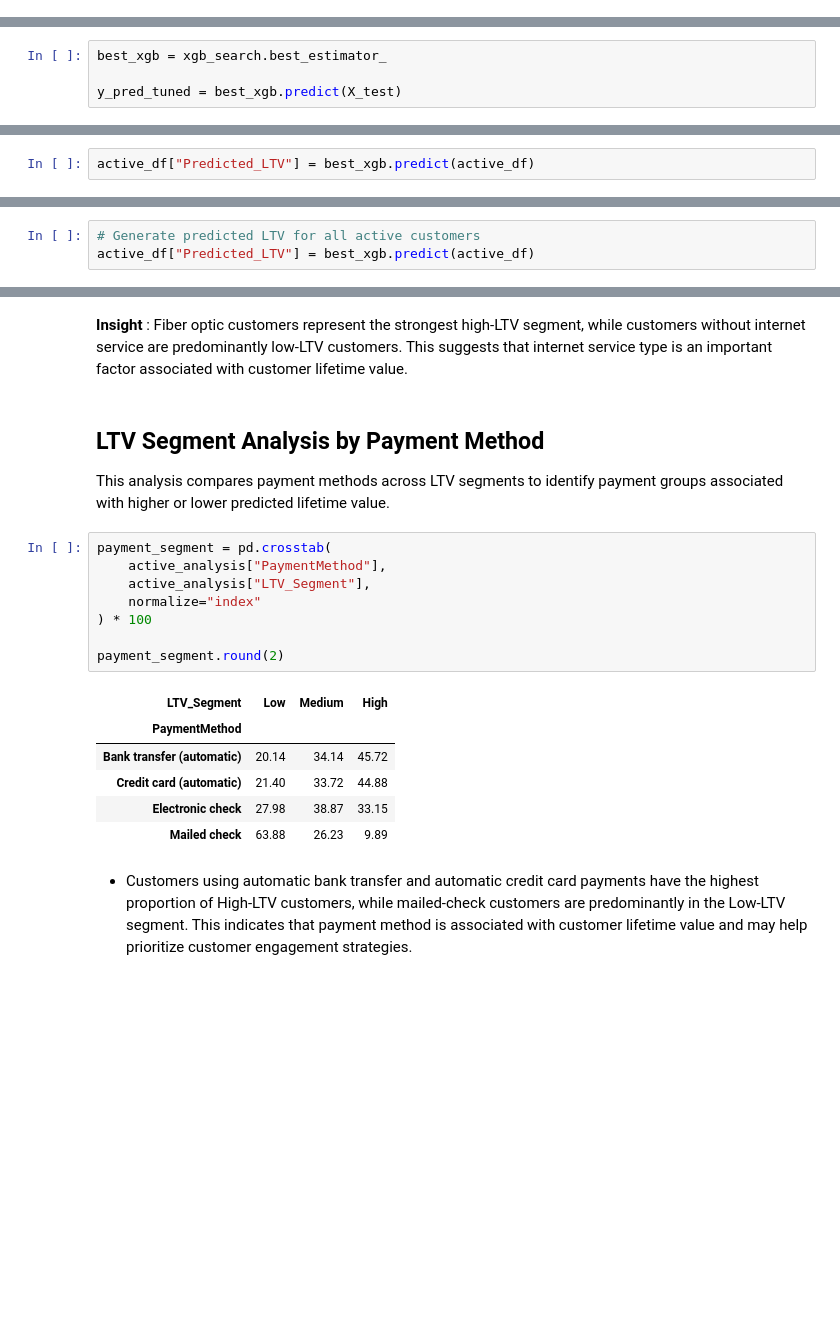
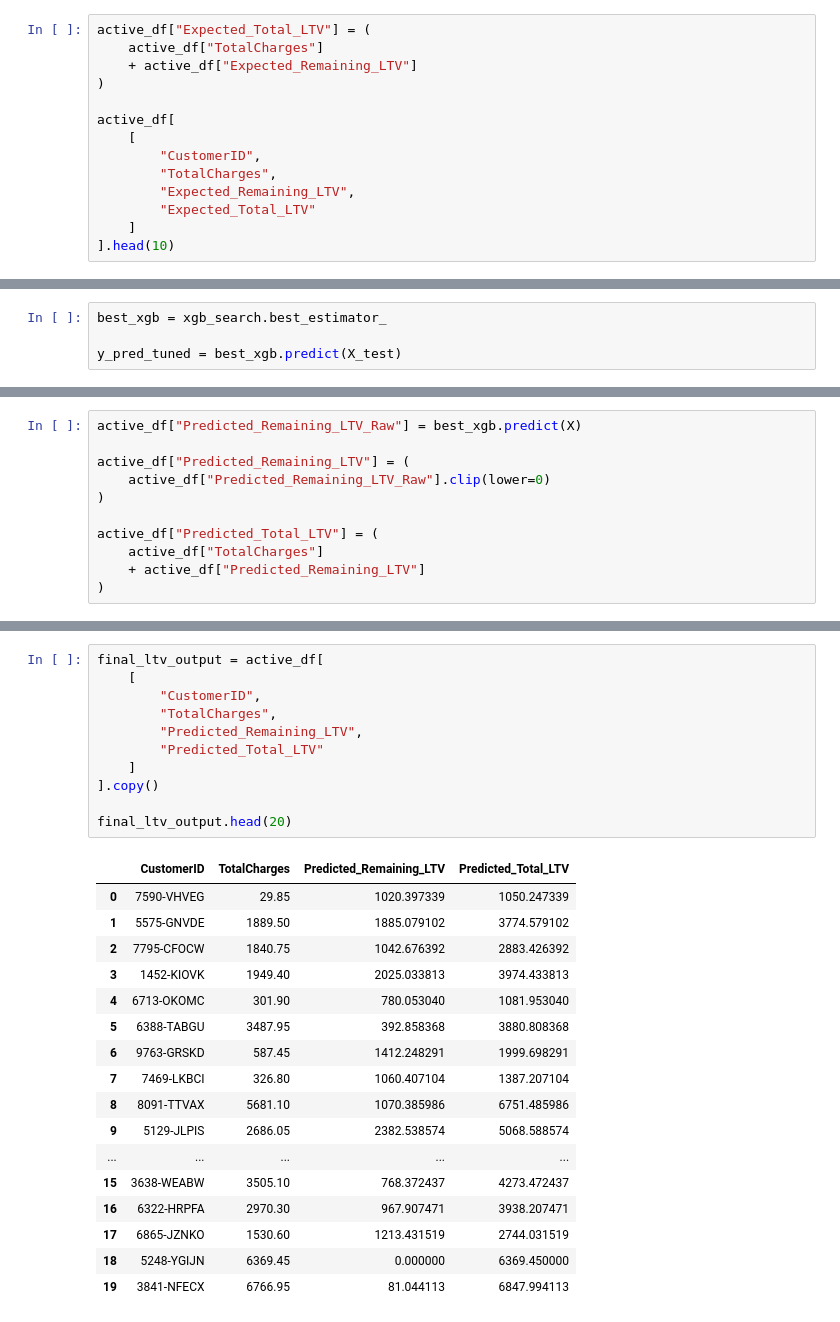
Before and after one commit to AbhijithAJ3/customer-churn-ltv, a Jupyter notebook: notebooks/05_ltv_regression.ipynb, the cells around one changed output, grey strips where cells are left out. Cells and saved outputs as stored; diff of their text form; blank space fills up the shorter version.

```diff
--- a/notebooks/05_ltv_regression.ipynb
+++ b/notebooks/05_ltv_regression.ipynb
@@ -126,0 +156,14 @@ X_train.shape, X_test.shape, y_train.shape, y_test.shape
+# %%
+active_df["Expected_Total_LTV"] = (
+    active_df["TotalCharges"]
+    + active_df["Expected_Remaining_LTV"]
+)
+
+active_df[
+    [
+        "CustomerID",
+        "TotalCharges",
+        "Expected_Remaining_LTV",
+        "Expected_Total_LTV"
+    ]
+].head(10)
@@ -494,2 +582,11 @@ R²  : 0.8361437259748201
 # %%
-active_df["Predicted_LTV"] = best_xgb.predict(active_df)
+active_df["Predicted_Remaining_LTV_Raw"] = best_xgb.predict(X)
+
+active_df["Predicted_Remaining_LTV"] = (
+    active_df["Predicted_Remaining_LTV_Raw"].clip(lower=0)
+)
+
+active_df["Predicted_Total_LTV"] = (
+    active_df["TotalCharges"]
+    + active_df["Predicted_Remaining_LTV"]
+)
@@ -675,3 +592,0 @@ The predicted LTV will be used to identify high-value customers and support targ
-# %%
-# Generate predicted LTV for all active customers
-active_df["Predicted_LTV"] = best_xgb.predict(active_df)
@@ -826,23 +593,29 @@ internet_segment.round(2)
-# %% [markdown]
-**Insight** : Fiber optic customers represent the strongest high-LTV segment, while customers without internet service are predominantly low-LTV customers. This suggests that internet service type is an important factor associated with customer lifetime value.
-# %% [markdown]
-## LTV Segment Analysis by Payment Method
-
-This analysis compares payment methods across LTV segments to identify payment groups associated with higher or lower predicted lifetime value.
-# %%
-payment_segment = pd.crosstab(
-    active_analysis["PaymentMethod"],
-    active_analysis["LTV_Segment"],
-    normalize="index"
-) * 100
-
-payment_segment.round(2)
-# %% [output]
-| LTV_Segment | Low | Medium | High |
-| PaymentMethod |  |  |  |
-| Bank transfer (automatic) | 20.14 | 34.14 | 45.72 |
-| Credit card (automatic) | 21.40 | 33.72 | 44.88 |
-| Electronic check | 27.98 | 38.87 | 33.15 |
-| Mailed check | 63.88 | 26.23 | 9.89 |
-# %% [markdown]
-- Customers using automatic bank transfer and automatic credit card payments have the highest proportion of High-LTV customers, while mailed-check customers are predominantly in the Low-LTV segment. This indicates that payment method is associated with customer lifetime value and may help prioritize customer engagement strategies.
+# %%
+final_ltv_output = active_df[
+    [
+        "CustomerID",
+        "TotalCharges",
+        "Predicted_Remaining_LTV",
+        "Predicted_Total_LTV"
+    ]
+].copy()
+
+final_ltv_output.head(20)
+# %% [output]
+|  | CustomerID | TotalCharges | Predicted_Remaining_LTV | Predicted_Total_LTV |
+| 0 | 7590-VHVEG | 29.85 | 1020.397339 | 1050.247339 |
+| 1 | 5575-GNVDE | 1889.50 | 1885.079102 | 3774.579102 |
+| 2 | 7795-CFOCW | 1840.75 | 1042.676392 | 2883.426392 |
+| 3 | 1452-KIOVK | 1949.40 | 2025.033813 | 3974.433813 |
+| 4 | 6713-OKOMC | 301.90 | 780.053040 | 1081.953040 |
+| 5 | 6388-TABGU | 3487.95 | 392.858368 | 3880.808368 |
+| 6 | 9763-GRSKD | 587.45 | 1412.248291 | 1999.698291 |
+| 7 | 7469-LKBCI | 326.80 | 1060.407104 | 1387.207104 |
+| 8 | 8091-TTVAX | 5681.10 | 1070.385986 | 6751.485986 |
+| 9 | 5129-JLPIS | 2686.05 | 2382.538574 | 5068.588574 |
+| ... | ... | ... | ... | ... |
+| 15 | 3638-WEABW | 3505.10 | 768.372437 | 4273.472437 |
+| 16 | 6322-HRPFA | 2970.30 | 967.907471 | 3938.207471 |
+| 17 | 6865-JZNKO | 1530.60 | 1213.431519 | 2744.031519 |
+| 18 | 5248-YGIJN | 6369.45 | 0.000000 | 6369.450000 |
+| 19 | 3841-NFECX | 6766.95 | 81.044113 | 6847.994113 |
```
Also changed, not shown: parts of 71 cells of this notebook, 3 other files.
